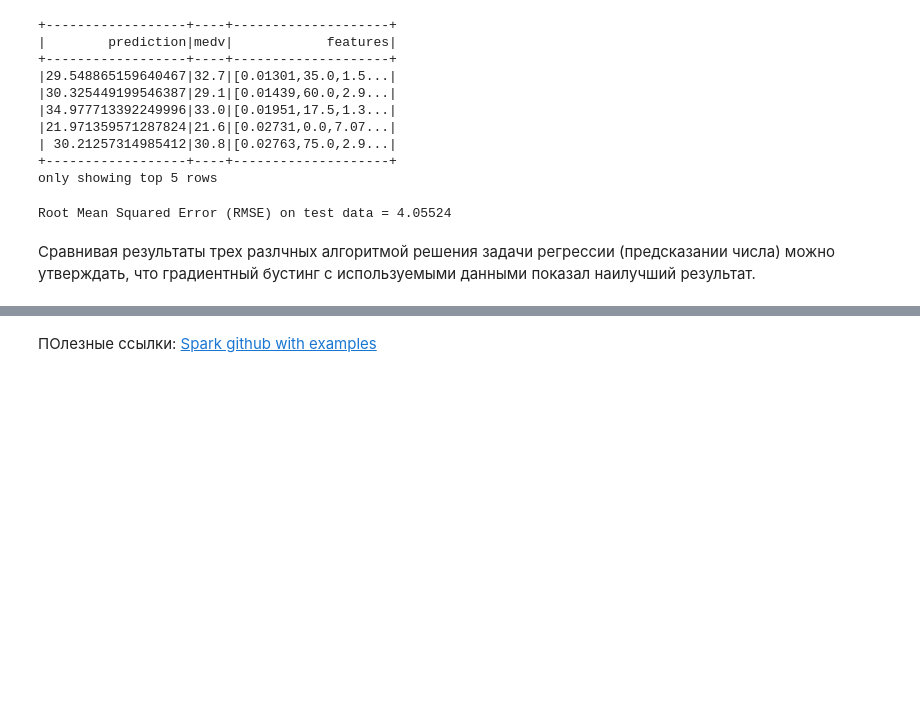
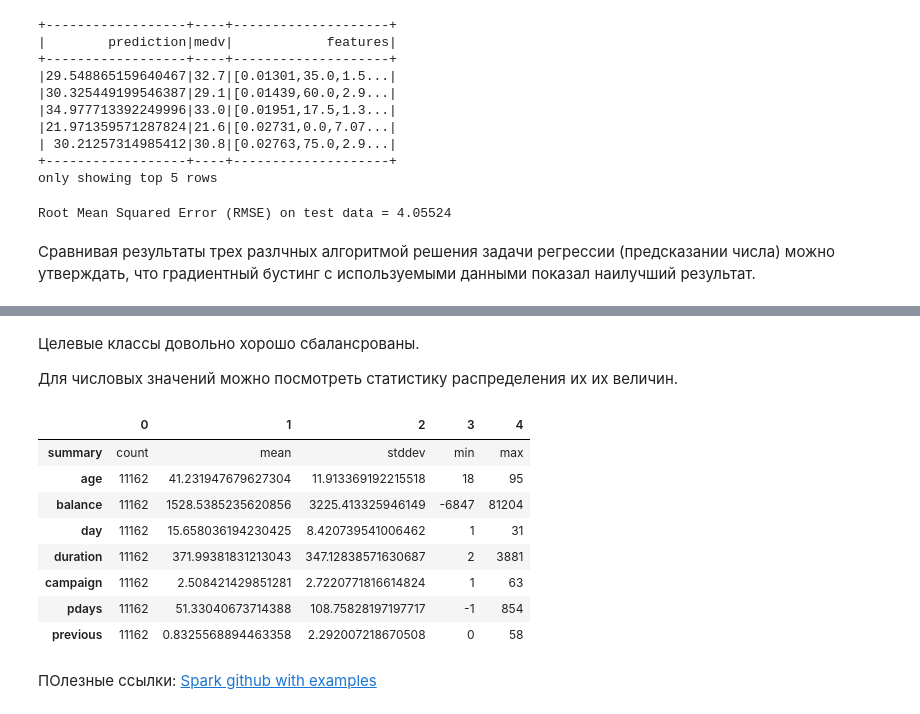
Before and after one commit to Rompil/hands-on, a Jupyter notebook: PySpark_ML.ipynb, the cells around one changed output, grey strips where cells are left out. Saved outputs shown, nothing was run; the diff lists cells and outputs as text; code cells hidden in the pictures; blank space fills up the shorter version.

```diff
--- a/PySpark_ML.ipynb
+++ b/PySpark_ML.ipynb
@@ -521,3 +607,20 @@ Root Mean Squared Error (RMSE) on test data = 4.05524
+# %% [markdown]
+Целевые классы довольно хорошо сбалансрованы.
+
+Для числовых значений можно посмотреть статистику распределения их их величин.
+# %%
+numeric_features = [t[0] for t in df.dtypes if t[1] == 'int']
+df.select(numeric_features).describe().toPandas().transpose()
+# %% [output]
+|  | 0 | 1 | 2 | 3 | 4 |
+| summary | count | mean | stddev | min | max |
+| age | 11162 | 41.231947679627304 | 11.913369192215518 | 18 | 95 |
+| balance | 11162 | 1528.5385235620856 | 3225.413325946149 | -6847 | 81204 |
+| day | 11162 | 15.658036194230425 | 8.420739541006462 | 1 | 31 |
+| duration | 11162 | 371.99381831213043 | 347.12838571630687 | 2 | 3881 |
+| campaign | 11162 | 2.508421429851281 | 2.7220771816614824 | 1 | 63 |
+| pdays | 11162 | 51.33040673714388 | 108.75828197197717 | -1 | 854 |
+| previous | 11162 | 0.8325568894463358 | 2.292007218670508 | 0 | 58 |
 # %% [markdown]
 ПОлезные ссылки:
 [Spark github with examples](https://github.com/apache/spark/tree/master/examples/src/main/python/mllib)
```
Also changed, not shown: parts of 42 cells of this notebook.
